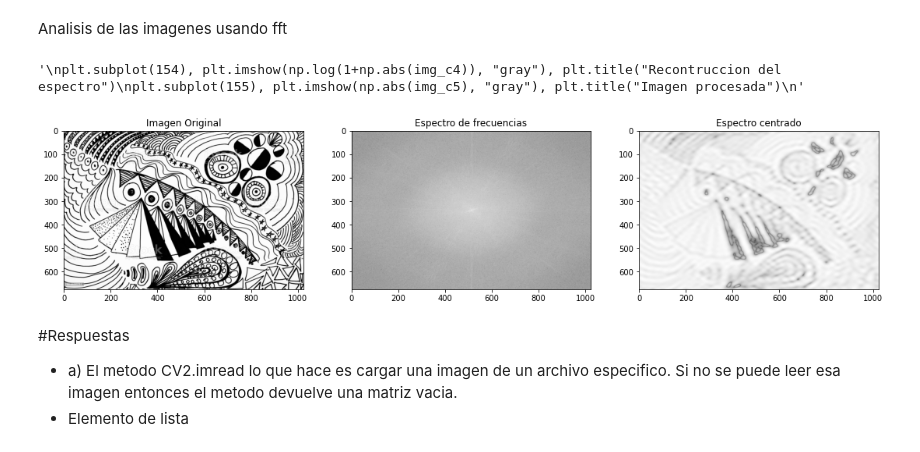
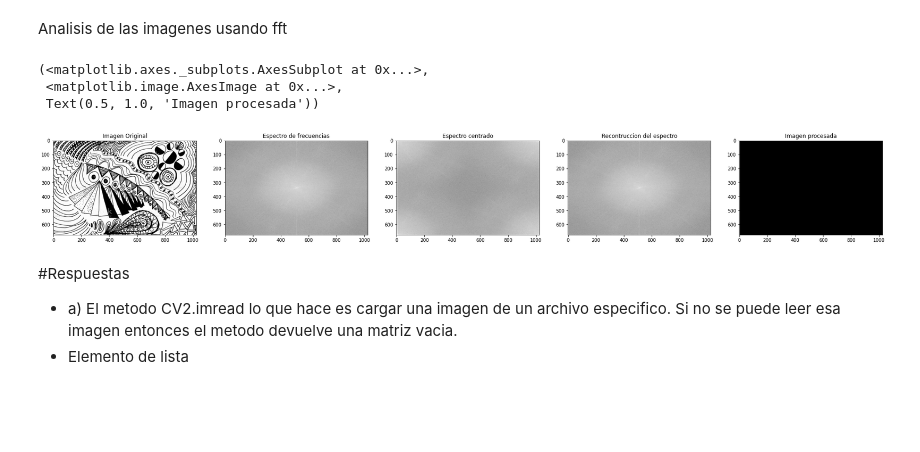
Before and after one commit to Leonel-H29/Facultad, a Jupyter notebook: TP3/Imagen_con_Filtro.ipynb, the cells around one changed output. Cells and saved outputs as stored; diff of their text form; code cells hidden in the pictures; blank space fills up the shorter version.

```diff
--- a/TP3/Imagen_con_Filtro.ipynb
+++ b/TP3/Imagen_con_Filtro.ipynb
@@ -18,57 +18,43 @@ Analisis de las imagenes usando fft
 # %%
 #Abrir la imagen
 img_c1 = cv2.imread("/content/drive/MyDrive/Colab Notebooks/TP3/01.jpg", 0)
 
 #Graficar el espectro de las frecuencias de img_c1,
 #¿Cual es la funcion adecuada para aplicar en una archivo de imagen?
 f = np.fft.fft2(img_c1)
 fshift = np.fft.fftshift(f)
 img_c2 =  20*np.log(np.abs(fshift))
 
 
-dft = cv2.dft(np.float32(img_c1),flags = cv2.DFT_COMPLEX_OUTPUT)
-dft_shift = np.fft.fftshift(dft)
-
-rows, cols = img_c2.shape
-crow,ccol = int(rows/2) , int(cols/2)
-
-
-# Crea la máscara primero, el centro del cuadrado vale 1, el resto son ceros
-mask = np.zeros((rows,cols,2),np.uint8)
-mask[crow-30:crow+30, ccol-30:ccol+30] = 1
-
-# Aplica la máscara y la DFT inversa
-fshift = dft_shift*mask
-f_ishift = np.fft.ifftshift(fshift)
-img_c3 = cv2.idft(f_ishift)
-img_c3 = cv2.magnitude(img_c3[:,:,0],img_c3[:,:,1])
-
 #Centrar el espectro de las frecuencias
-#img_c3 = cv2.imread("/content/drive/MyDrive/Colab Notebooks/TP3/03.jpg", 0)
+img_c3 = np.fft.fftshift(img_c2)
 
 #Recontruya el espectro original de frecuencias
-img_c4 = cv2.imread("/content/drive/MyDrive/Colab Notebooks/TP3/04.jpg", 0)
+img_c4 = np.fft.ifftshift(img_c3)
+
 #Recontruya la imagen a partir del espectro de frecuencias obtenido
-img_c5 = cv2.imread("/content/drive/MyDrive/Colab Notebooks/TP3/05.jpg", 0)
+img_c5 = np.fft.ifft2(img_c4)
 
 
 
 #Graficas de los resultados obtenidos
 
 plt.figure(figsize=(6.4*5, 4.8*5), constrained_layout=False)
 
 plt.subplot(151), plt.imshow(img_c1, "gray"), plt.title("Imagen Original")
 
 plt.subplot(152), plt.imshow(np.log(1+np.abs(img_c2)), "gray"), plt.title("Espectro de frecuencias")
 
 plt.subplot(153), plt.imshow(np.log(1+np.abs(img_c3)), "gray"), plt.title("Espectro centrado")
-"""
+
 plt.subplot(154), plt.imshow(np.log(1+np.abs(img_c4)), "gray"), plt.title("Recontruccion del espectro")
+
 plt.subplot(155), plt.imshow(np.abs(img_c5), "gray"), plt.title("Imagen procesada")
-"""
 # %% [output]
-'\nplt.subplot(154), plt.imshow(np.log(1+np.abs(img_c4)), "gray"), plt.title("Recontruccion del espectro")\nplt.subplot(155), plt.imshow(np.abs(img_c5), "gray"), plt.title("Imagen procesada")\n'
+(<matplotlib.axes._subplots.AxesSubplot at 0x...>,
+ <matplotlib.image.AxesImage at 0x...>,
+ Text(0.5, 1.0, 'Imagen procesada'))
-[figure, old version]
+[figure, new version]
 # %% [markdown]
 #Respuestas
 
```
